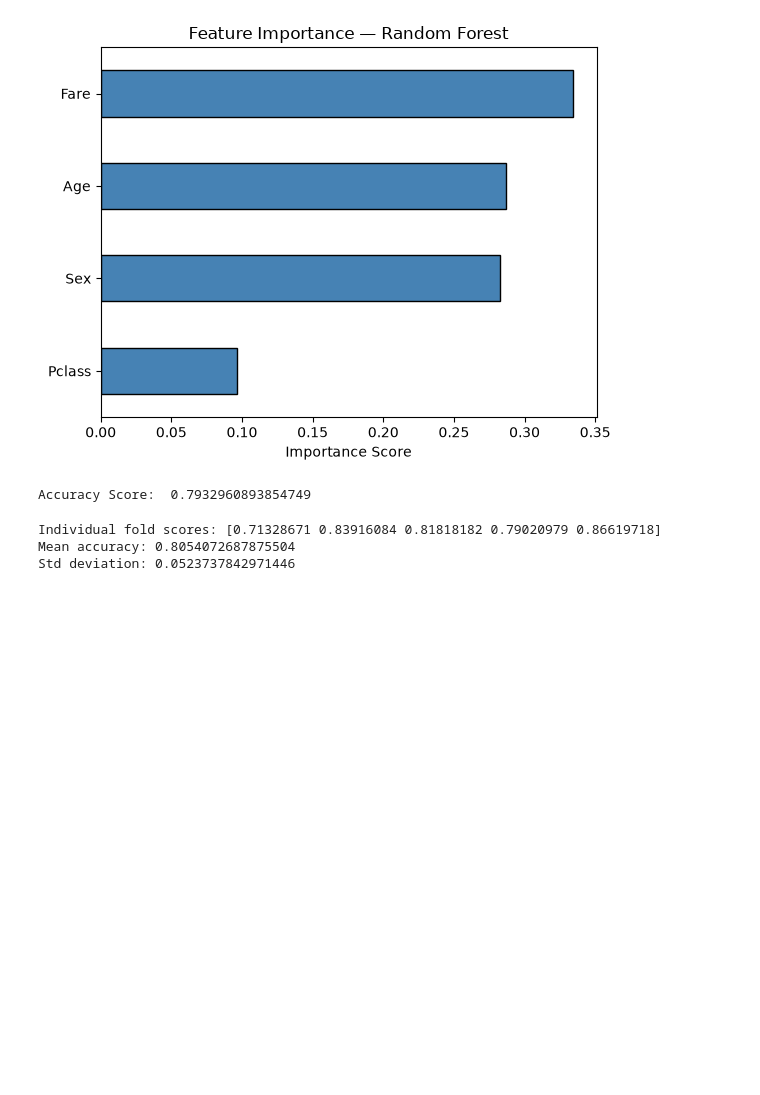
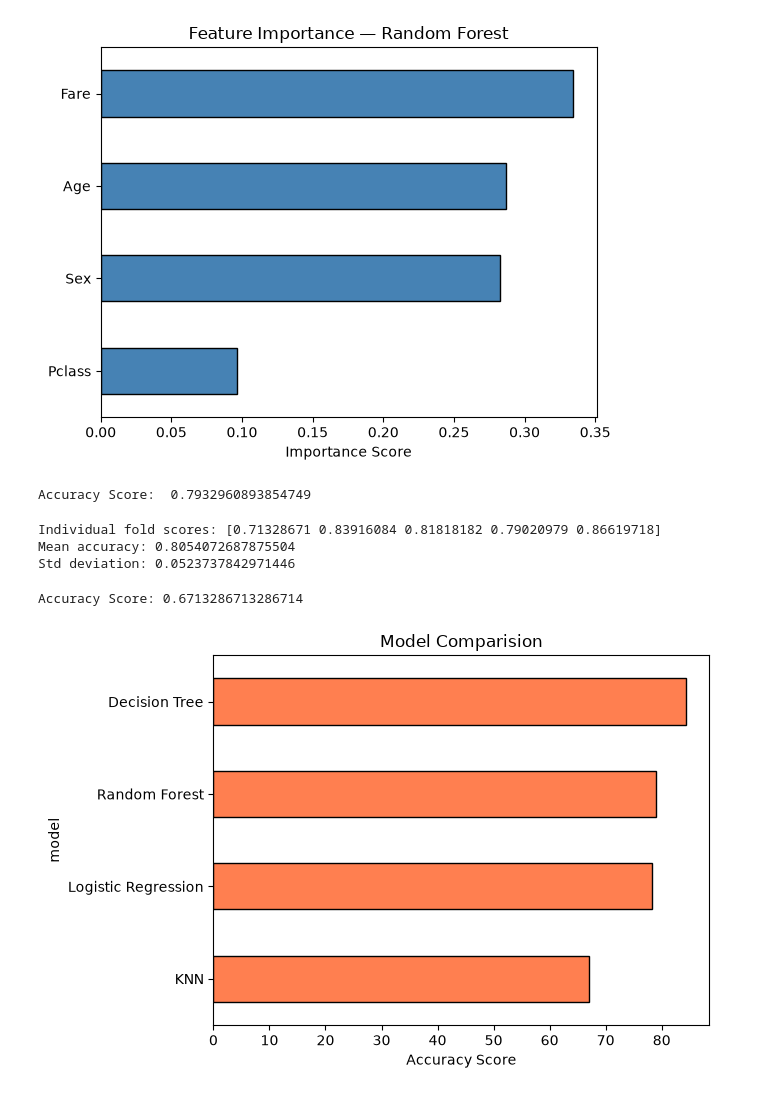
Before and after one commit to akshara1217/da-ml-journey, a Jupyter notebook: _linear_model.ipynb, the cells around one changed output. Cells and saved outputs as stored; diff of their text form; code cells hidden in the pictures; blank space fills up the shorter version.

Commit message:
Day 24: KNN classifier, StandardScaler, full model comparison

```diff
--- a/_linear_model.ipynb
+++ b/_linear_model.ipynb
@@ -332,3 +332,47 @@ print("Std deviation:", scores.std())
 Individual fold scores: [0.71328671 0.83916084 0.81818182 0.79020979 0.86619718]
 Mean accuracy: 0.8054072687875504
 Std deviation: 0.0523737842971446
+# %%
+#KNN- K Nearest Neighbours
+import pandas as pd
+from sklearn.neighbors import KNeighborsClassifier
+from sklearn.model_selection import train_test_split
+from sklearn.preprocessing import StandardScaler
+from sklearn.metrics import accuracy_score
+
+df = pd.read_csv('https://raw.githubusercontent.com/datasciencedojo/datasets/master/titanic.csv')
+df=df.dropna(subset=['Age'])
+df=df.drop(columns=['Cabin'])
+df['Sex']=df['Sex'].map({'male':0,'female':1})
+
+X=df[['Pclass','Sex','Age','Fare']]
+y=df['Survived']
+
+scaler=StandardScaler() #scaler feature- important for KNN
+X_scaled=scaler.fit_transform(X)
+
+X_train,X_test,y_train,y_test=train_test_split(X,y,test_size=0.2,random_state=42)
+
+model=KNeighborsClassifier(n_neighbors=10)
+model.fit(X_train,y_train)
+
+y_pred=model.predict(X_test)
+print("Accuracy Score:", accuracy_score(y_test,y_pred))
+
+#underperform: 1)KNN better with large datasets 2)mixed feature types-KNN basically calculates distance even after scaling not that well handled
+# %% [output]
+Accuracy Score: 0.6713286713286714
+# %%
+import matplotlib.pyplot as plt
+
+dictionary={'model':['Logistic Regression','Decision Tree','Random Forest','KNN'],'accuracy score':[78.2,84.3,79.0,67.1]}
+df=pd.DataFrame(dictionary)
+df=df.set_index('model')
+
+df.sort_values(by='accuracy score').plot(kind='barh',color='coral',edgecolor='black')
+plt.title('Model Comparision')
+plt.xlabel('Accuracy Score')
+plt.legend().remove()
+plt.show()
+# %% [output]
+[figure, added]
```
Also changed, not shown: 1 other file.
